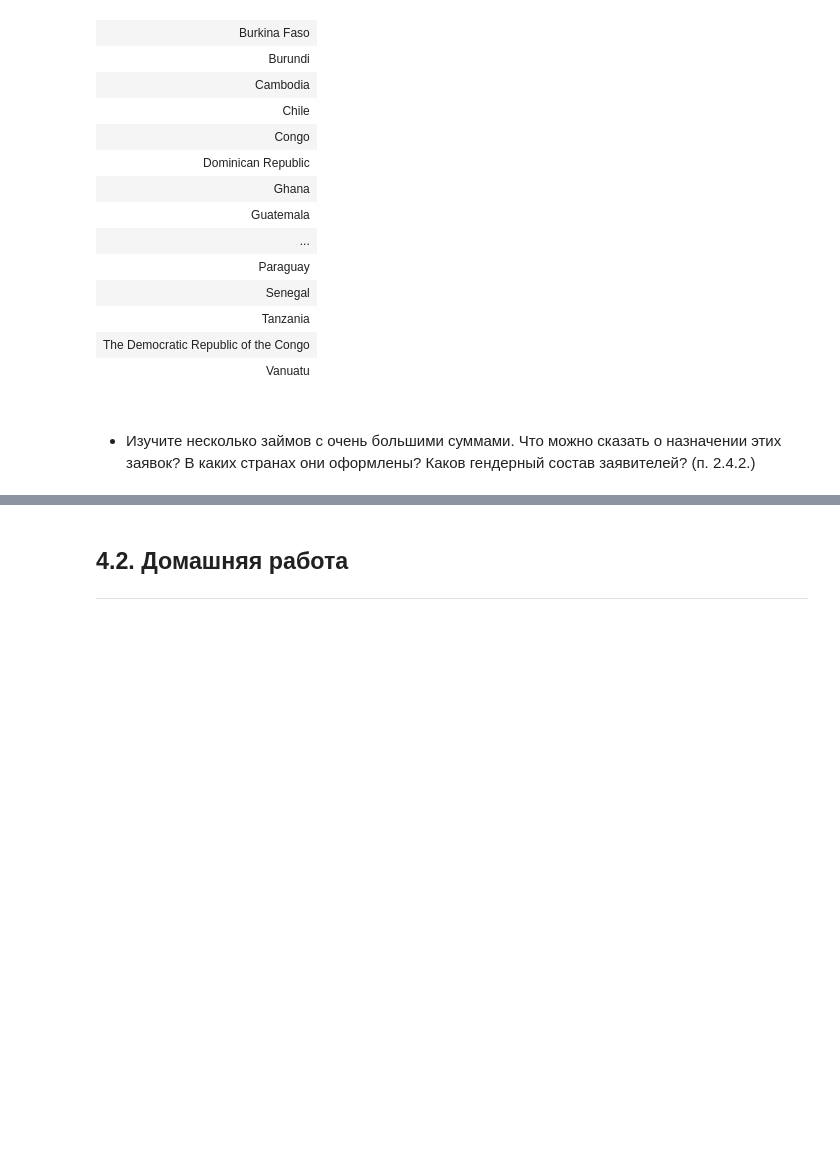
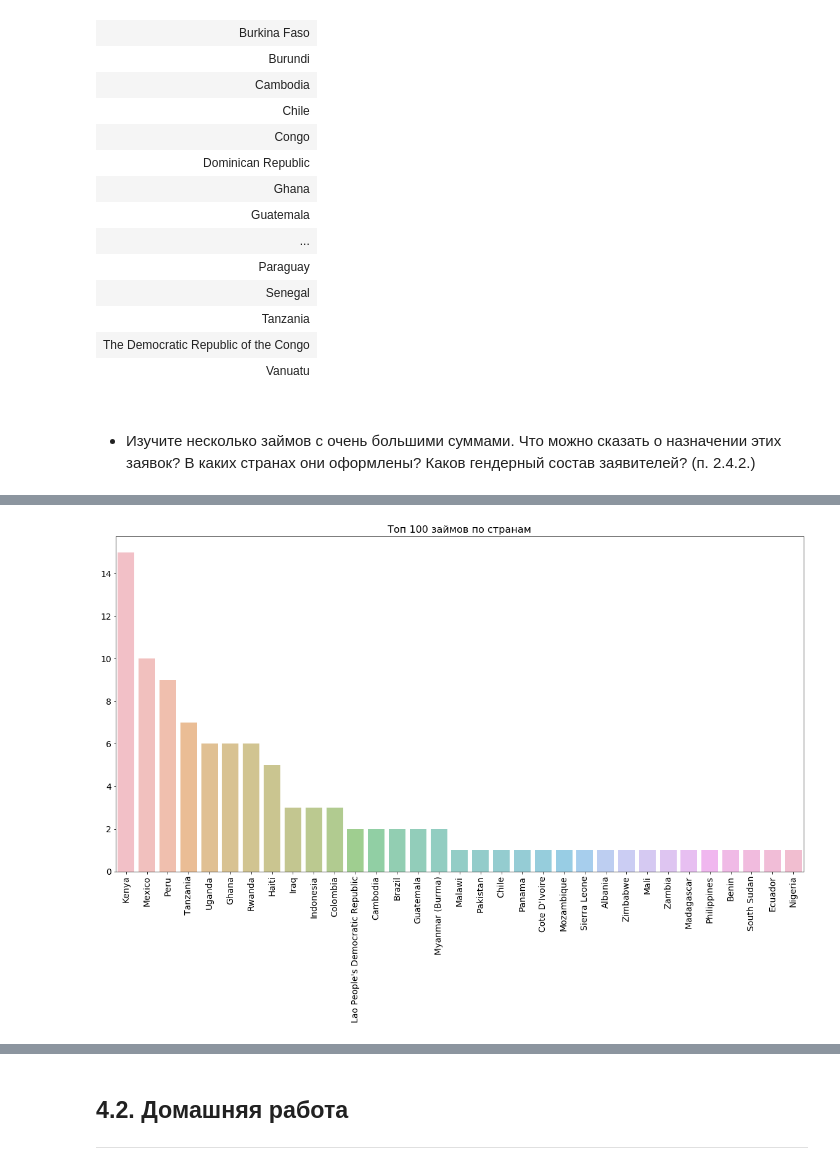
Before and after one commit to TomasHogger/python, a Jupyter notebook: kiva/kiva.ipynb, the cells around one changed output, grey strips where cells are left out. Drawn from its saved outputs; the diff is of its cells as text; code cells hidden in the pictures; blank space fills up the shorter version.

```diff
--- a/kiva/kiva.ipynb
+++ b/kiva/kiva.ipynb
@@ -143,0 +106,4 @@ TypeError: no numeric data to plot
+# %%
+top_100_bar(df.country.value_counts(), 'по странам', 90)
+# %% [output]
+[figure, added]
```
Also changed, not shown: parts of 6 cells of this notebook.
